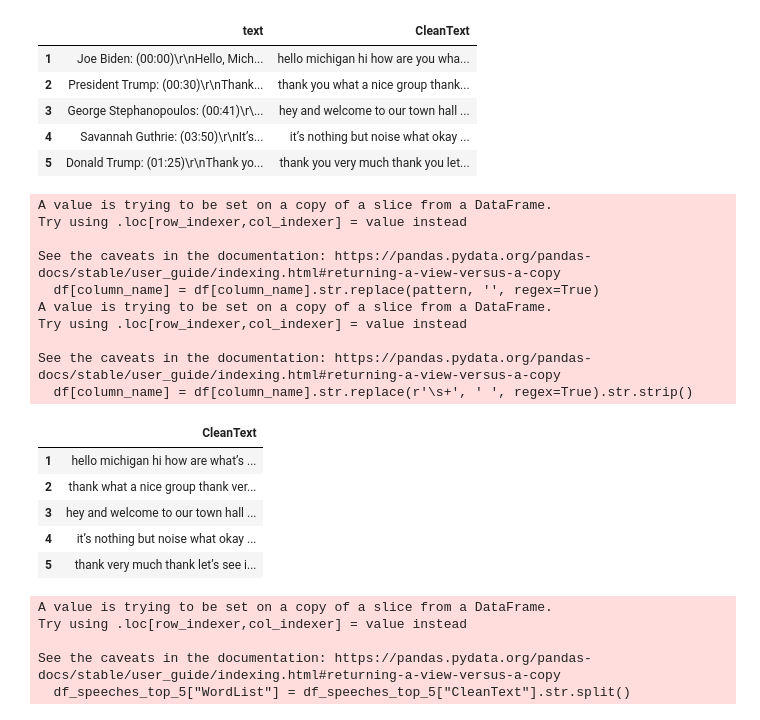
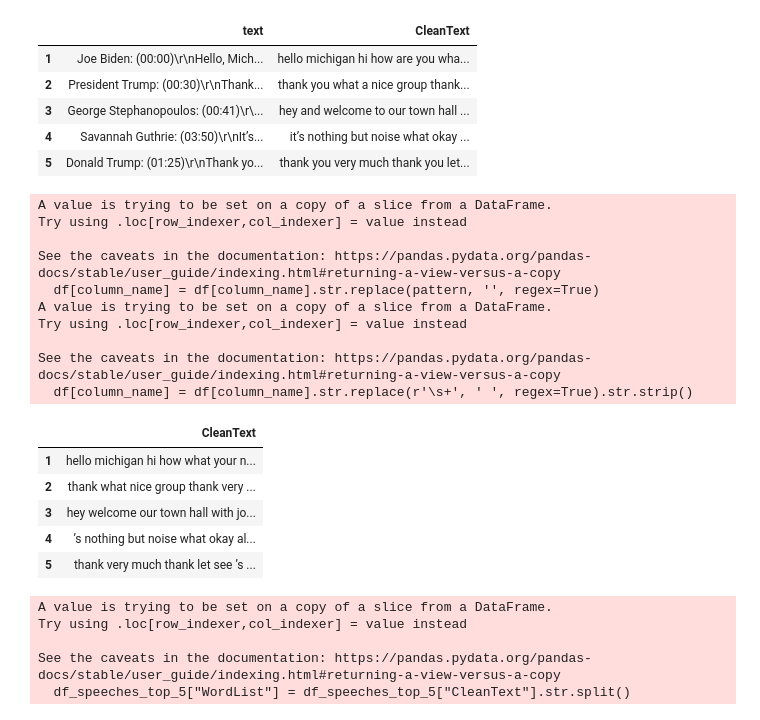
Before and after one commit to Jonathanrr98/intro-cd-tarea1, a Jupyter notebook: us2020_propuesta_estudiantes.ipynb, the cells around one changed output. Drawn from its saved outputs; the diff is of its cells as text; code cells hidden in the pictures.

Commit message:
agregue todo una parte restando palabras, para ver cuales son las palabras q mas dicen

```diff
--- a/us2020_propuesta_estudiantes.ipynb
+++ b/us2020_propuesta_estudiantes.ipynb
@@ -694,40 +696,40 @@ See the caveats in the documentation: https://pandas.pydata.org/pandas-docs/stab
 # %%
 # Función para eliminar palabras específicas de una columna de texto
 def remove_words(df, column_name, words_to_remove):
     # Creamos un patrón de regex para cada palabra
     for word in words_to_remove:
         # Agregamos espacios antes y después para evitar eliminar partes de palabras
         pattern = rf'\b{word}\b'
         df[column_name] = df[column_name].str.replace(pattern, '', regex=True)
 
     # Limpiar los espacios nuevamente
     df[column_name] = df[column_name].str.replace(r'\s+', ' ', regex=True).str.strip()
 
     return df
 
-Palabras_Eliminar = ["you", "the", "to", "a", "in", "i", "we", "and", "that", "of", "is", "the"]
+Palabras_Eliminar = ["the", "to", "and", "of", "in", "a", "we", "is", "you", "i", "it", "that", "are", "this", "for", "on", "he", "so", "’s","’re"]
 # Eliminar la palabra "you"
-df_speeches_top_5 = remove_words(df_speeches_top_5, "CleanText", Palabras_Eliminar)
+df_speeches_top_5_remove_word = remove_words(df_speeches_top_5, "CleanText", Palabras_Eliminar)
 
 # Verificamos que se eliminó correctamente
-df_speeches_top_5[["CleanText"]].head()
+df_speeches_top_5_remove_word[["CleanText"]].head()
 # %% [output]
 A value is trying to be set on a copy of a slice from a DataFrame.
 Try using .loc[row_indexer,col_indexer] = value instead
 
 See the caveats in the documentation: https://pandas.pydata.org/pandas-docs/stable/user_guide/indexing.html#returning-a-view-versus-a-copy
   df[column_name] = df[column_name].str.replace(pattern, '', regex=True)
 A value is trying to be set on a copy of a slice from a DataFrame.
 Try using .loc[row_indexer,col_indexer] = value instead
 
 See the caveats in the documentation: https://pandas.pydata.org/pandas-docs/stable/user_guide/indexing.html#returning-a-view-versus-a-copy
   df[column_name] = df[column_name].str.replace(r'\s+', ' ', regex=True).str.strip()
 |  | CleanText |
-| 1 | hello michigan hi how are what’s ... |
-| 2 | thank what a nice group thank ver... |
-| 3 | hey and welcome to our town hall ... |
-| 4 | it’s nothing but noise what okay ... |
-| 5 | thank very much thank let’s see i... |
+| 1 | hello michigan hi how what your n... |
+| 2 | thank what nice group thank very ... |
+| 3 | hey welcome our town hall with jo... |
+| 4 | ’s nothing but noise what okay al... |
+| 5 | thank very much thank let see ’s ... |
 # %%
 # Convierte párrafos en listas "palabra1 palabra2 palabra3" -> ["palabra1", "palabra2", "palabra3"]
 df_speeches_top_5["WordList"] = df_speeches_top_5["CleanText"].str.split()
```
Also changed, not shown: parts of 8 cells of this notebook.
